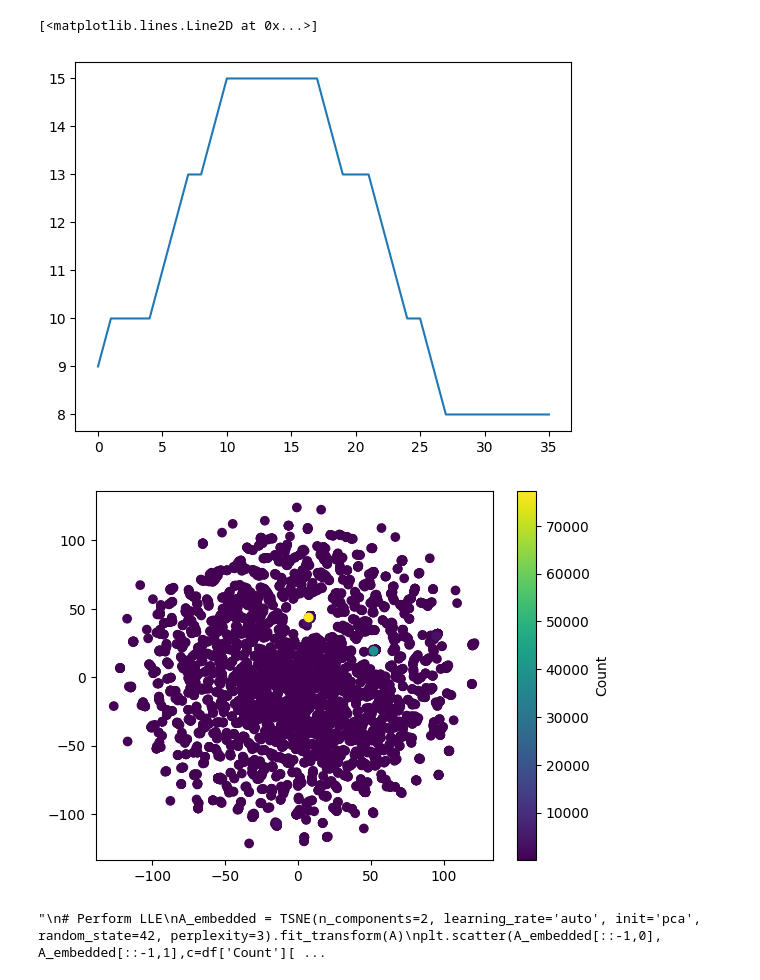
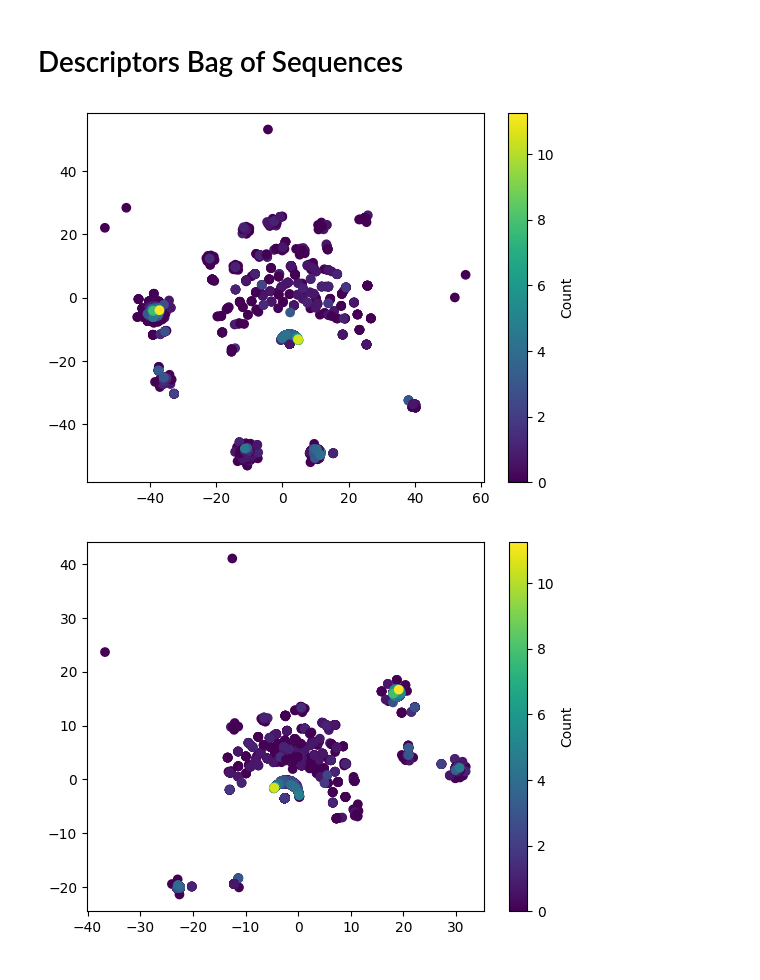
Before and after one commit to shihhsinwang0214/GMFold, a Jupyter notebook: notebooks/clustering.ipynb, the cells around one changed output. Drawn from its saved outputs; the diff is of its cells as text; code cells hidden in the pictures.

```diff
--- a/notebooks/clustering.ipynb
+++ b/notebooks/clustering.ipynb
@@ -112,5 +27,0 @@ Numeber of unique sequences after merge: 4933
-# %%
-plt.plot(df['Descriptor'][0])
-# %% [output]
-[<matplotlib.lines.Line2D at 0x...>]
-[figure, removed]
@@ -126,16 +27,0 @@ for i, row in enumerate(df['Descriptor']):
-# %%
-
-def autocorrelation(signal):
-    """Compute the autocorrelation function of a signal."""
-    n = len(signal)
-    mean = np.mean(signal)
-    centered_signal = signal - mean
-    autocorr = correlate(centered_signal, centered_signal, mode='full') /  n
-    return autocorr
-
-A = np.zeros((X.shape[0], X.shape[1]*2-1))
-for i in range(X.shape[0]):
-    A[i] = autocorrelation(X[i])
-
-#A_embedded = X @ X[indices_of_highest, :].T
-#A_embedded.shape
@@ -142,19 +80,31 @@ for i in range(X.shape[0]):
+# %% [markdown]
+# Descriptors Bag of Sequences
 # %%
-from scipy.spatial.distance import cdist
 
-k = 50
-# Perform LLE
-X_embedded = TSNE(n_components=2, learning_rate='auto', init='random', random_state=42, perplexity=3).fit_transform(X)
-plt.scatter(X_embedded[::-1,0], X_embedded[::-1,1],c=df['Count'][::-1], cmap='viridis')
+X_raw= np.zeros((len(df), len(subsequence)), dtype=int)
+for count, (seq, str) in enumerate(zip(df['Sequence'], df['Structure_UNA'])):
+    X_raw[count, :] =  descriptors(seq, str)
+
+
+
+selector = VarianceThreshold(0)
+X = selector.fit_transform(X_raw)
+
+
+X_embedded = TSNE(n_components=2, learning_rate='auto', init='random', random_state=42, perplexity=50).fit_transform(X)
+X_embedded = X_embedded
+colors =np.log(df['Count'])
+plt.scatter(X_embedded[::-1,0], X_embedded[::-1,1],c=colors [::-1], cmap='viridis')
 plt.colorbar(label='Count')
 plt.show()
-'''
-# Perform LLE
-A_embedded = TSNE(n_components=2, learning_rate='auto', init='pca', random_state=42, perplexity=3).fit_transform(A)
-plt.scatter(A_embedded[::-1,0], A_embedded[::-1,1],c=df['Count'][::-1], cmap='viridis')
+
+X_embedded = TSNE(n_components=2, learning_rate='auto', init='random', random_state=42, perplexity=150).fit_transform(X)
+X_embedded = X_embedded
+colors =np.log(df['Count'])
+plt.scatter(X_embedded[::-1,0], X_embedded[::-1,1],c=colors[::-1], cmap='viridis')
+
 plt.colorbar(label='Count')
 plt.show()
-'''
 # %% [output]
-[figure, old version]
+[figure, new version]
-"\n# Perform LLE\nA_embedded = TSNE(n_components=2, learning_rate='auto', init='pca', random_state=42, perplexity=3).fit_transform(A)\nplt.scatter(A_embedded[::-1,0], A_embedded[::-1,1],c=df['Count'][ ...
+[figure, added]
```
Also changed, not shown: parts of 13 cells of this notebook, 22 other files.
